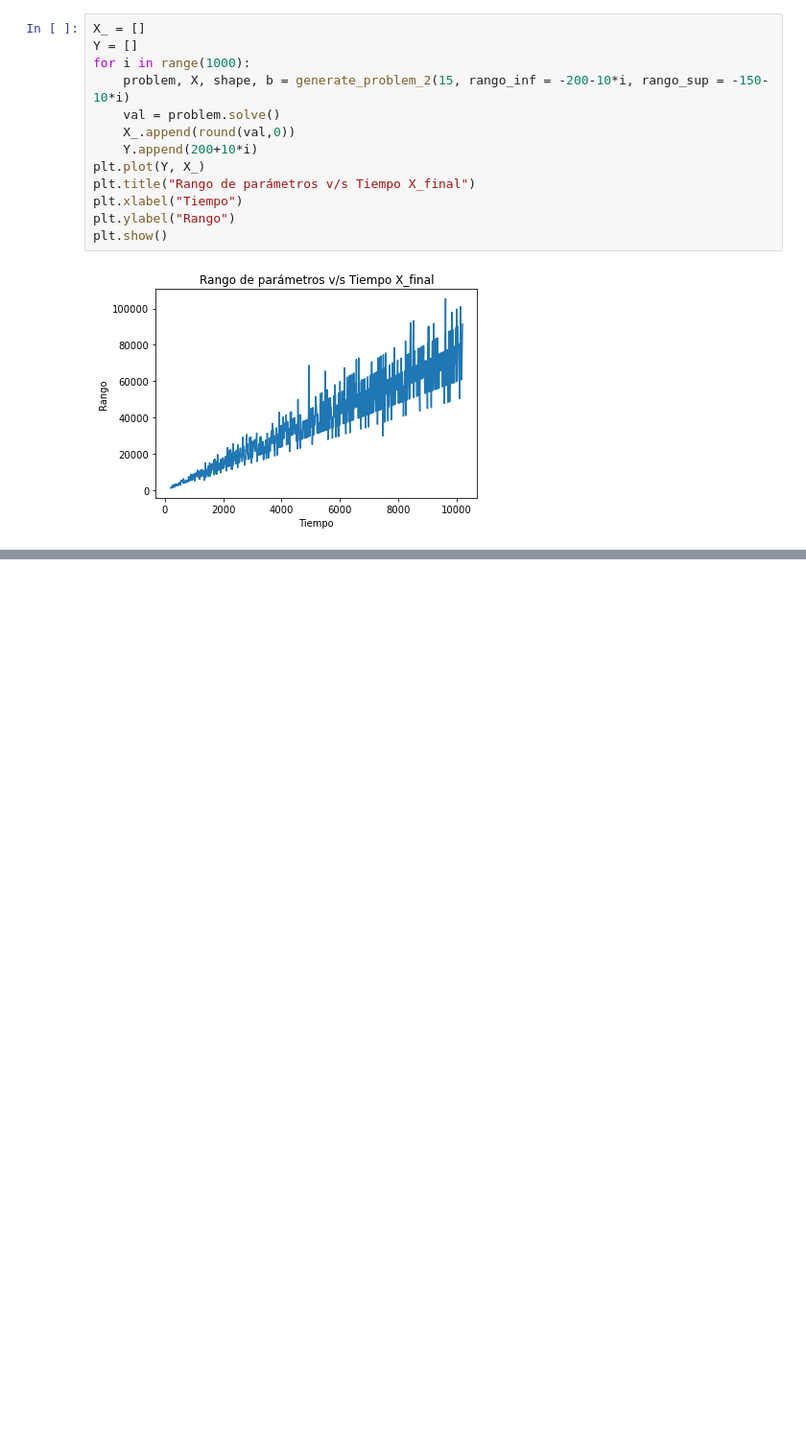
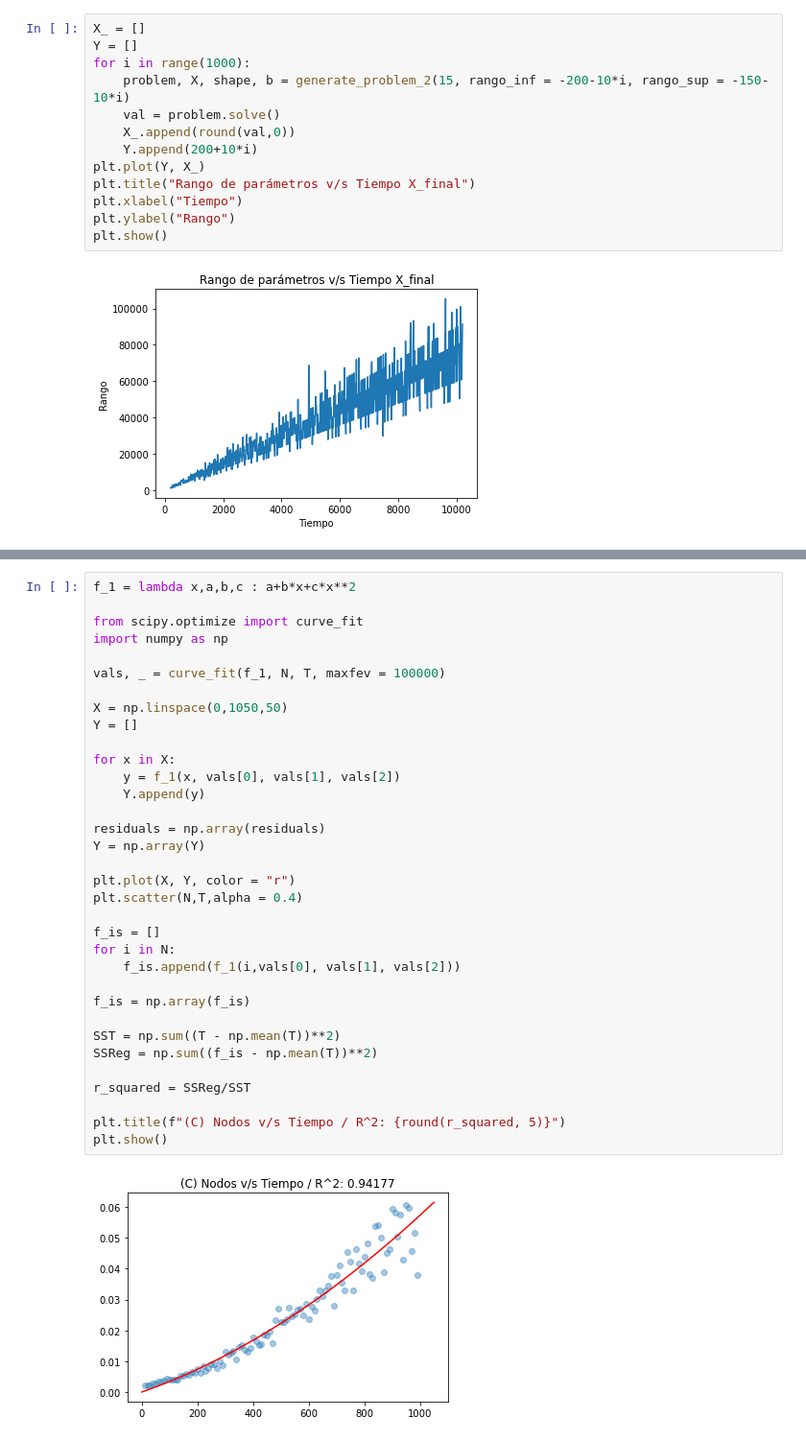
Before and after one commit to Konnits/Ajuste, a Jupyter notebook: Fio.ipynb, the cells around one changed output, grey strips where cells are left out. Shown at 96% size. Drawn from its saved outputs; the diff is of its cells as text; blank space fills up the shorter version.

```diff
--- a/Fio.ipynb
+++ b/Fio.ipynb
@@ -76,0 +110,36 @@ plt.show()
+# %%
+f_1 = lambda x,a,b,c : a+b*x+c*x**2
+
+from scipy.optimize import curve_fit
+import numpy as np
+
+vals, _ = curve_fit(f_1, N, T, maxfev = 100000)
+
+X = np.linspace(0,1050,50)
+Y = []
+
+for x in X:
+    y = f_1(x, vals[0], vals[1], vals[2])
+    Y.append(y)
+
+residuals = np.array(residuals)
+Y = np.array(Y)
+
+plt.plot(X, Y, color = "r")
+plt.scatter(N,T,alpha = 0.4)
+
+f_is = []
+for i in N:
+    f_is.append(f_1(i,vals[0], vals[1], vals[2]))
+
+f_is = np.array(f_is)
+
+SST = np.sum((T - np.mean(T))**2)
+SSReg = np.sum((f_is - np.mean(T))**2)
+
+r_squared = SSReg/SST
+
+plt.title(f"(C) Nodos v/s Tiempo / R^2: {round(r_squared, 5)}")
+plt.show()
+# %% [output]
+[figure, added]
```
Also changed, not shown: parts of 6 cells of this notebook.
